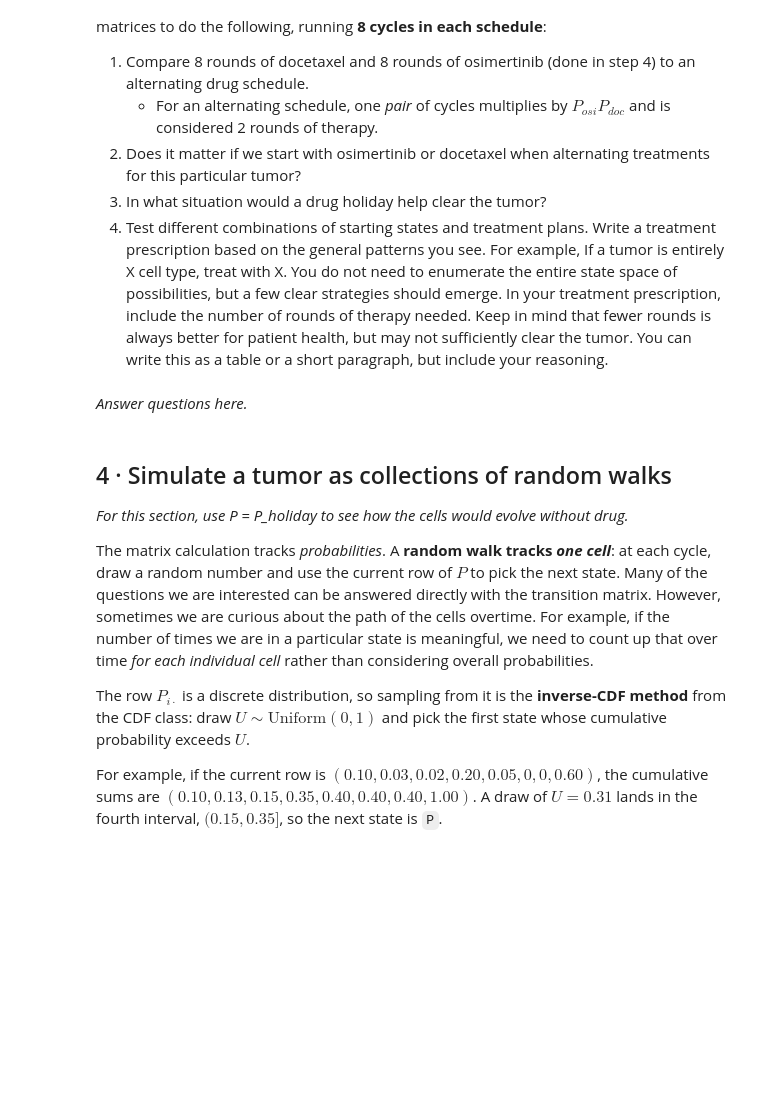
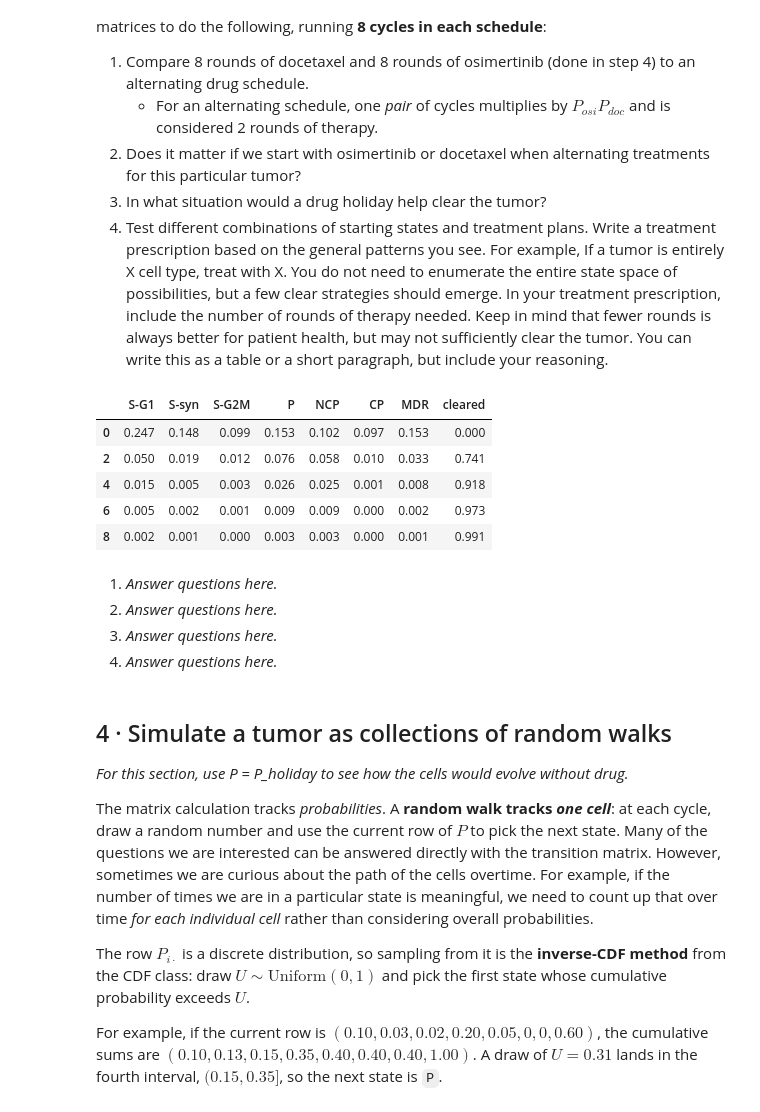
Before and after one commit to ae-phillips/uu_markov, a Jupyter notebook: lab_2/Lab09_markov_chain_cells.ipynb, the cells around one changed output. Saved outputs shown, nothing was run; the diff lists cells and outputs as text; code cells hidden in the pictures; blank space fills up the shorter version.

Commit message:
fix question four - MDR

```diff
--- a/lab_2/Lab09_markov_chain_cells.ipynb
+++ b/lab_2/Lab09_markov_chain_cells.ipynb
@@ -457,9 +457,33 @@ We can answer a LOT of questions about what treatment strategy is best, just bas
 3.  In what situation would a drug holiday help clear the tumor?
 4. Test different combinations of starting states and treatment plans. Write a treatment prescription based on the general patterns you see. For example, If a tumor is entirely X cell type, treat with X. You do not need to enumerate the entire state space of possibilities, but a few clear strategies should emerge. In your treatment prescription, include the number of rounds of therapy needed. Keep in mind that fewer rounds is always better for patient health, but may not sufficiently clear the tumor. You can write this as a table or a short paragraph, but include your reasoning.
 # %%
-## Add code here
+# I had Chat-GPT help me reason through how to write this code
+
+P_alt_pair = P_osi @ P_doc
+traj_alt = [np.asarray(pi_mix, dtype = float)]
+
+for _ in range(4):
+    traj_alt.append(traj_alt[-1] @ P_alt_pair)
+
+traj_alt = np.array(traj_alt)
+
+pd.DataFrame(
+    traj_alt,
+    columns = OUTCOMES,
+    index = [0, 2, 4, 6, 8]
+).round(3)
+# %% [output]
+|  | S-G1 | S-syn | S-G2M | P | NCP | CP | MDR | cleared |
+| 0 | 0.247 | 0.148 | 0.099 | 0.153 | 0.102 | 0.097 | 0.153 | 0.000 |
+| 2 | 0.050 | 0.019 | 0.012 | 0.076 | 0.058 | 0.010 | 0.033 | 0.741 |
+| 4 | 0.015 | 0.005 | 0.003 | 0.026 | 0.025 | 0.001 | 0.008 | 0.918 |
+| 6 | 0.005 | 0.002 | 0.001 | 0.009 | 0.009 | 0.000 | 0.002 | 0.973 |
+| 8 | 0.002 | 0.001 | 0.000 | 0.003 | 0.003 | 0.000 | 0.001 | 0.991 |
 # %% [markdown]
-*Answer questions here.*
+1. *Answer questions here.*
+2. *Answer questions here.*
+3. *Answer questions here.*
+4. *Answer questions here.*
 # %% [markdown]
 ## 4 · Simulate a tumor as collections of random walks
 
```
Also changed, not shown: parts of 7 cells of this notebook.
